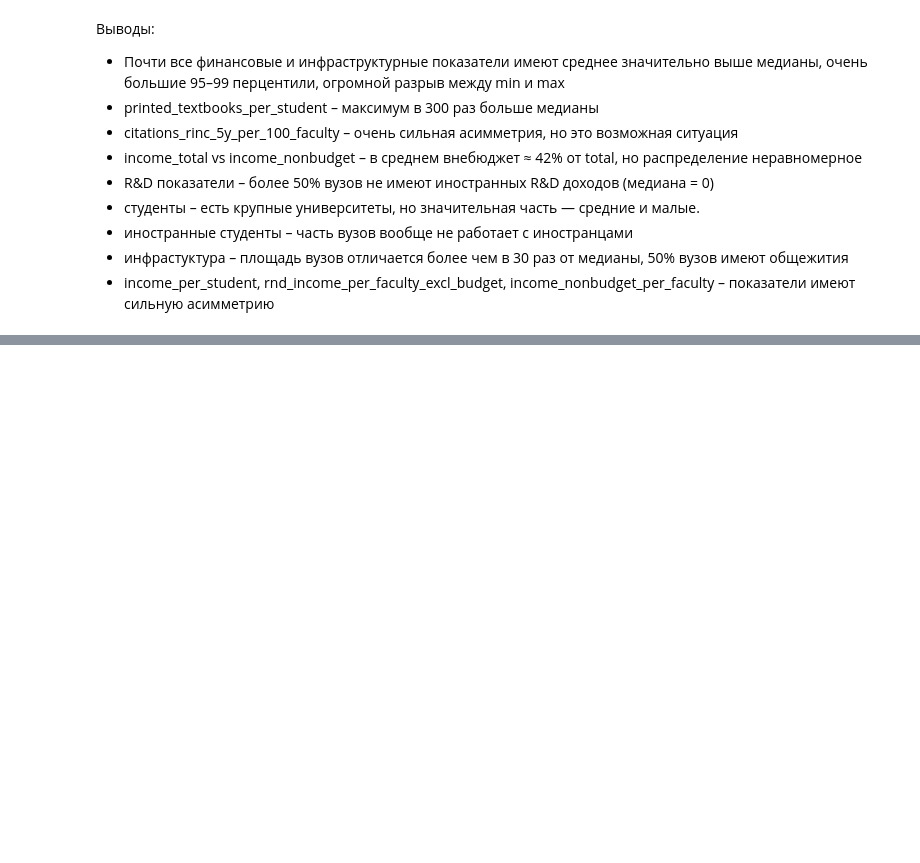
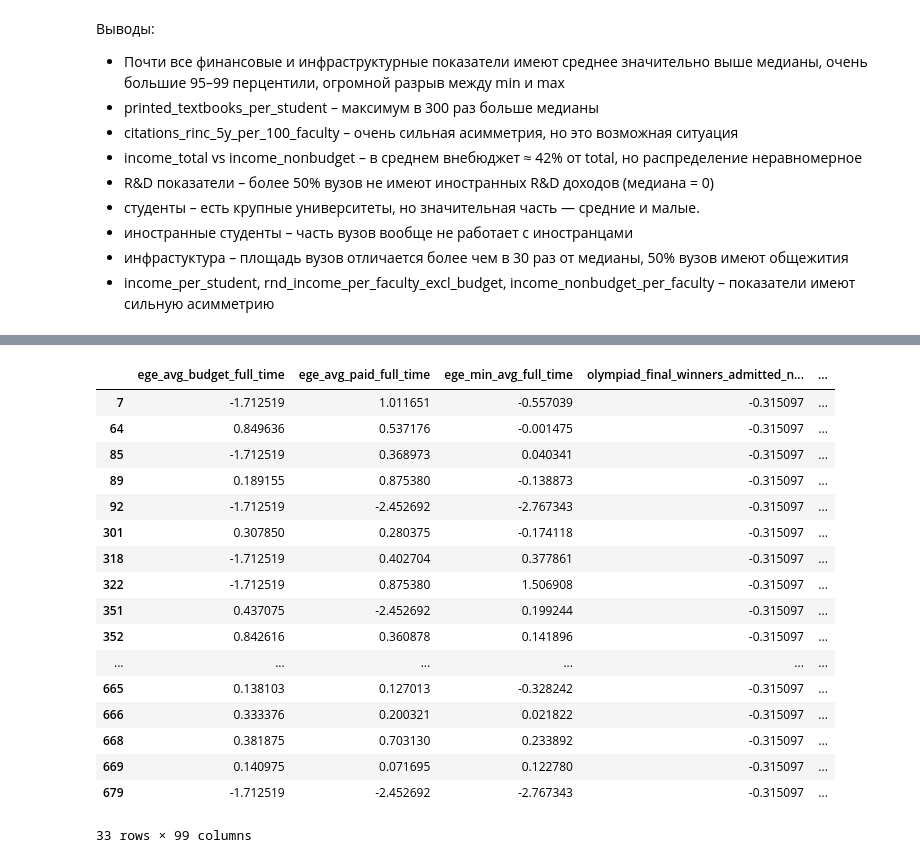
Before and after one commit to LunisLinus/machine_learning, a Jupyter notebook: cluster/university/university2022.ipynb, the cells around one changed output, grey strips where cells are left out. Saved outputs shown, nothing was run; the diff lists cells and outputs as text; code cells hidden in the pictures; blank space fills up the shorter version.

```diff
--- a/cluster/university/university2022.ipynb
+++ b/cluster/university/university2022.ipynb
@@ -360,0 +582,7 @@ desc.sort_values("std", ascending=False).head(30)
+# %%
+transformed_cols = []
+
+for col in log_candidates:
+    if df[col].min() >= 0:
+        df[col] = np.log1p(df[col])
+        transformed_cols.append(col)
@@ -360,0 +636,3 @@ desc.sort_values("std", ascending=False).head(30)
+# %%
+scaler = StandardScaler()
+df[num_cols] = scaler.fit_transform(df[num_cols])
@@ -360,0 +647,3 @@ desc.sort_values("std", ascending=False).head(30)
+# %%
+type_frequency_map = df['type'].value_counts(normalize=True)
+df['type'] = df['type'].map(type_frequency_map)
@@ -360,0 +715,3 @@ desc.sort_values("std", ascending=False).head(30)
+# %%
+df['macro_reg'] = df['region'].map(macro_region_map)
+df['macro_reg'] = df['macro_reg'].fillna('other')
@@ -360,0 +733,21 @@ desc.sort_values("std", ascending=False).head(30)
+# %%
+df[df.macro_reg == "other"]
+# %% [output]
+|  | ege_avg_budget_full_time | ege_avg_paid_full_time | ege_min_avg_full_time | olympiad_final_winners_admitted_n... | ... |
+| 7 | -1.712519 | 1.011651 | -0.557039 | -0.315097 | ... |
+| 64 | 0.849636 | 0.537176 | -0.001475 | -0.315097 | ... |
+| 85 | -1.712519 | 0.368973 | 0.040341 | -0.315097 | ... |
+| 89 | 0.189155 | 0.875380 | -0.138873 | -0.315097 | ... |
+| 92 | -1.712519 | -2.452692 | -2.767343 | -0.315097 | ... |
+| 301 | 0.307850 | 0.280375 | -0.174118 | -0.315097 | ... |
+| 318 | -1.712519 | 0.402704 | 0.377861 | -0.315097 | ... |
+| 322 | -1.712519 | 0.875380 | 1.506908 | -0.315097 | ... |
+| 351 | 0.437075 | -2.452692 | 0.199244 | -0.315097 | ... |
+| 352 | 0.842616 | 0.360878 | 0.141896 | -0.315097 | ... |
+| ... | ... | ... | ... | ... | ... |
+| 665 | 0.138103 | 0.127013 | -0.328242 | -0.315097 | ... |
+| 666 | 0.333376 | 0.200321 | 0.021822 | -0.315097 | ... |
+| 668 | 0.381875 | 0.703130 | 0.233892 | -0.315097 | ... |
+| 669 | 0.140975 | 0.071695 | 0.122780 | -0.315097 | ... |
+| 679 | -1.712519 | -2.452692 | -2.767343 | -0.315097 | ... |
+33 rows × 99 columns
```
Also changed, not shown: parts of 68 cells of this notebook.
